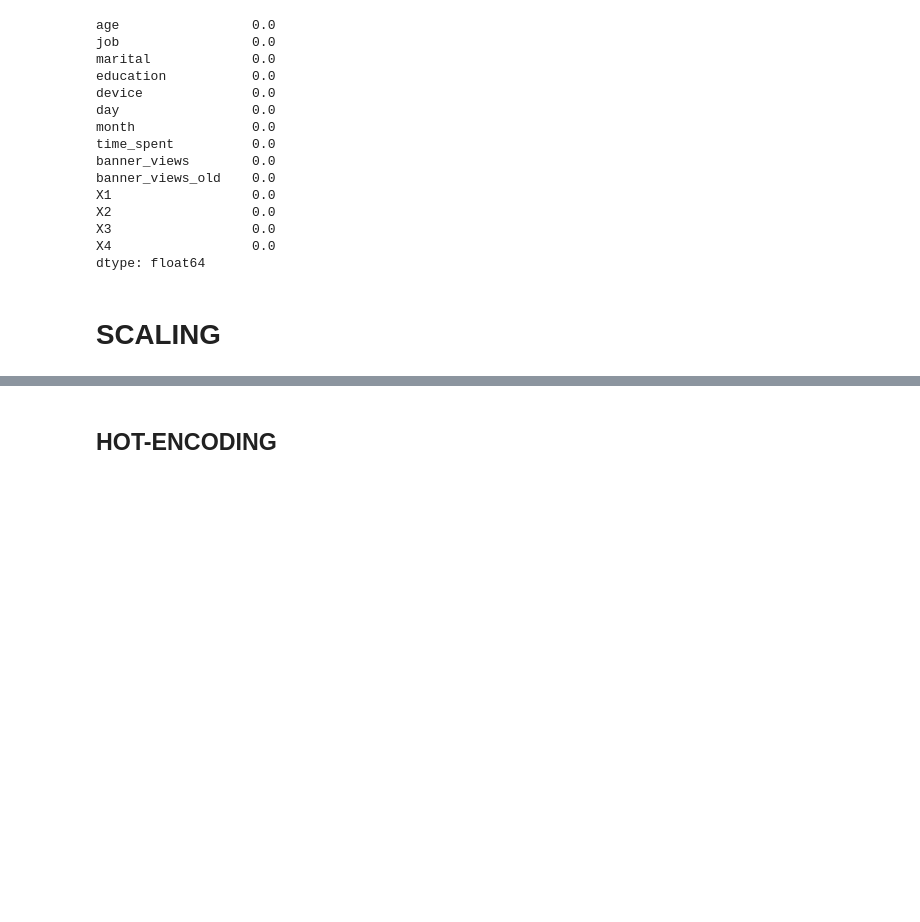
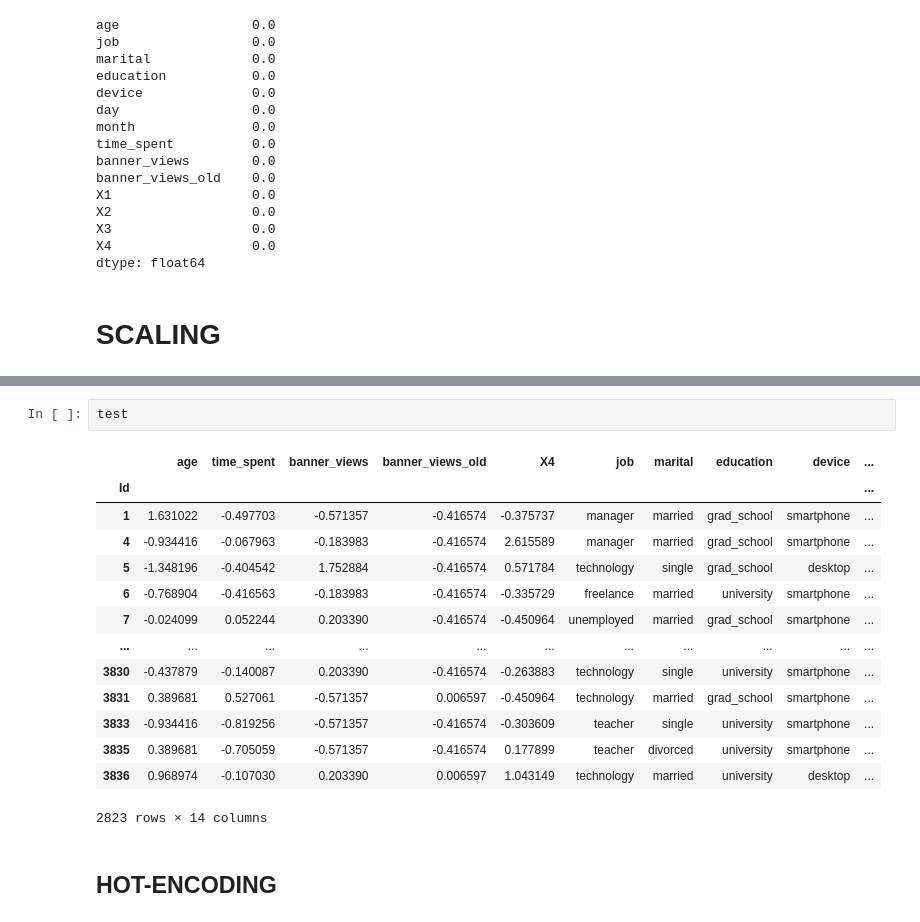
Before and after one commit to realbigi/ML_Data_Competition, a Jupyter notebook: LIAM/Report_LIAM2.ipynb, the cells around one changed output, grey strips where cells are left out. Cells and saved outputs as stored; diff of their text form; blank space fills up the shorter version.

```diff
--- a/LIAM/Report_LIAM2.ipynb
+++ b/LIAM/Report_LIAM2.ipynb
@@ -564,3 +543,20 @@ dtype: float64
+# %%
+test
+# %% [output]
+|  | age | time_spent | banner_views | banner_views_old | X4 | job | marital | education | device | ... |
+| Id |  |  |  |  |  |  |  |  |  | ... |
+| 1 | 1.631022 | -0.497703 | -0.571357 | -0.416574 | -0.375737 | manager | married | grad_school | smartphone | ... |
+| 4 | -0.934416 | -0.067963 | -0.183983 | -0.416574 | 2.615589 | manager | married | grad_school | smartphone | ... |
+| 5 | -1.348196 | -0.404542 | 1.752884 | -0.416574 | 0.571784 | technology | single | grad_school | desktop | ... |
+| 6 | -0.768904 | -0.416563 | -0.183983 | -0.416574 | -0.335729 | freelance | married | university | smartphone | ... |
+| 7 | -0.024099 | 0.052244 | 0.203390 | -0.416574 | -0.450964 | unemployed | married | grad_school | smartphone | ... |
+| ... | ... | ... | ... | ... | ... | ... | ... | ... | ... | ... |
+| 3830 | -0.437879 | -0.140087 | 0.203390 | -0.416574 | -0.263883 | technology | single | university | smartphone | ... |
+| 3831 | 0.389681 | 0.527061 | -0.571357 | 0.006597 | -0.450964 | technology | married | grad_school | smartphone | ... |
+| 3833 | -0.934416 | -0.819256 | -0.571357 | -0.416574 | -0.303609 | teacher | single | university | smartphone | ... |
+| 3835 | 0.389681 | -0.705059 | -0.571357 | -0.416574 | 0.177899 | teacher | divorced | university | smartphone | ... |
+| 3836 | 0.968974 | -0.107030 | 0.203390 | 0.006597 | 1.043149 | technology | married | university | desktop | ... |
+2823 rows × 14 columns
 # %% [markdown]
 ## HOT-ENCODING
 # %%
```
Also changed, not shown: parts of 18 cells of this notebook.
